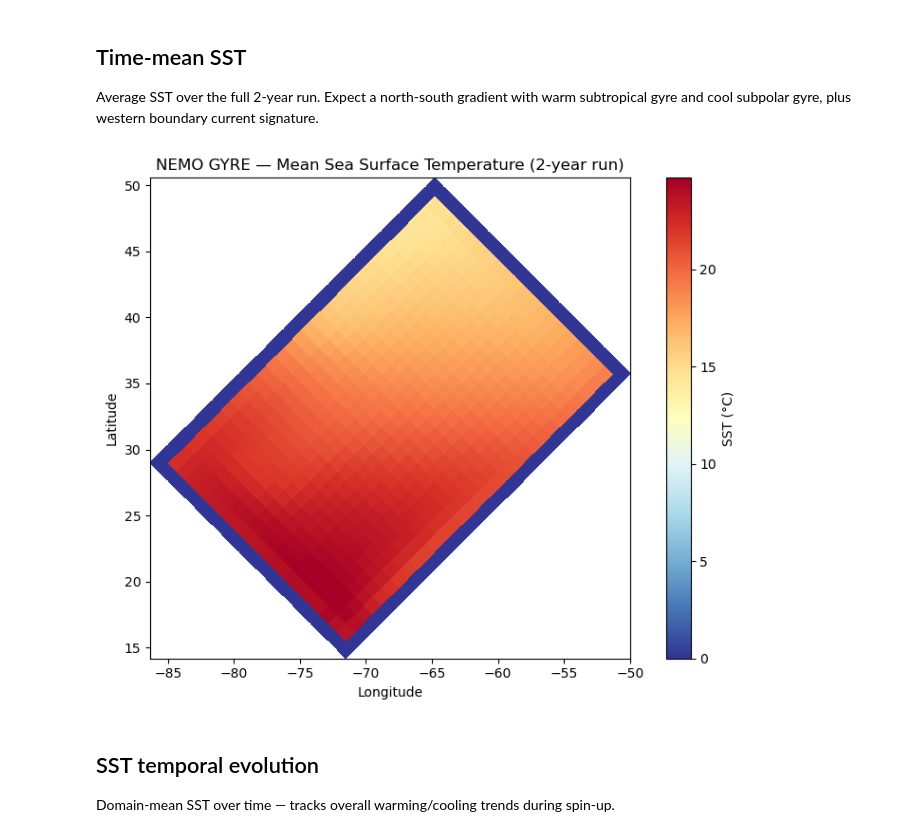
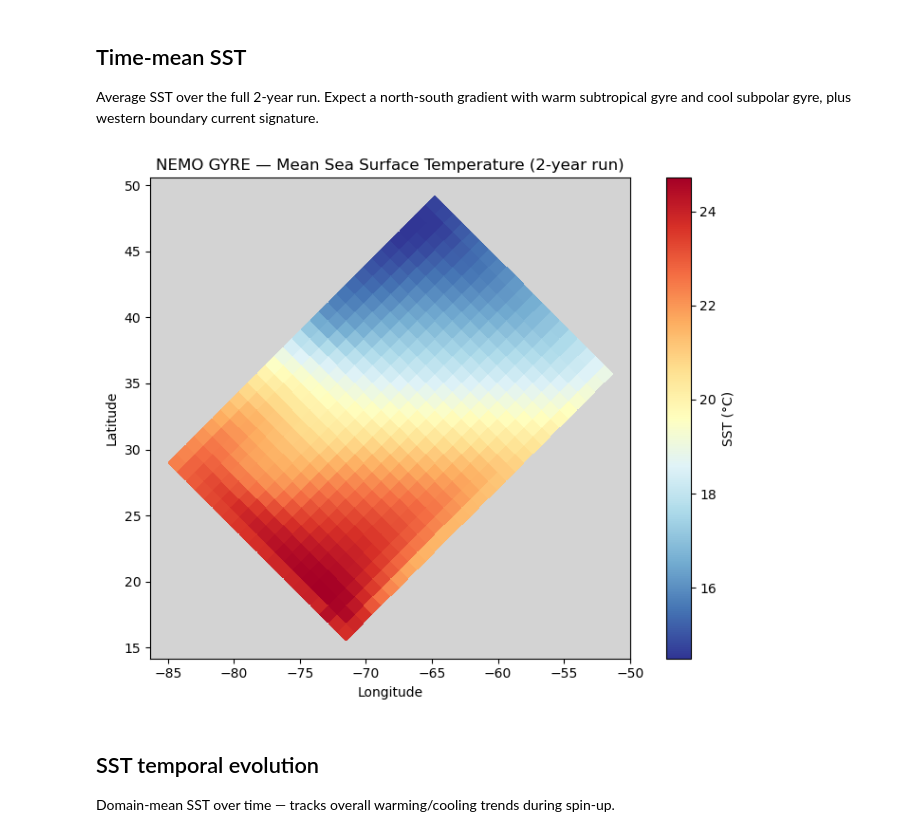
Before and after one commit to willirath/2026-Claude-NEMO, a Jupyter notebook: analysis/sst.ipynb, the cells around one changed output. Cells and saved outputs as stored; diff of their text form; code cells hidden in the pictures.

```diff
--- a/analysis/sst.ipynb
+++ b/analysis/sst.ipynb
@@ -16,6 +16,16 @@ OUTPUT_DIR = Path("../output")
 ds = xr.open_dataset(
     OUTPUT_DIR / "GYRE_10d_00010101_00021230_grid_T_0000.nc", decode_times=False
 )
+mask = xr.open_dataset(OUTPUT_DIR / "mesh_mask.nc")
+tmask_sfc = mask["tmask"].isel(time_counter=0, nav_lev=0).values  # (y, x)
+
+# Exclude outermost ring (boundary condition cells)
+interior = tmask_sfc.copy()
+interior[0, :] = 0
+interior[-1, :] = 0
+interior[:, 0] = 0
+interior[:, -1] = 0
+
 sst = ds["sosstsst"]
 sst
 # %% [output]
@@ -41,20 +51,22 @@ with warm subtropical gyre and cool subpolar gyre, plus western
 boundary current signature.
 # %%
 sst_mean = sst.mean("time_counter")
+sst_masked = np.where(interior, sst_mean.values, np.nan)
 
 fig, ax = plt.subplots(figsize=(8, 6))
 pcm = ax.pcolormesh(
-    ds.nav_lon.values, ds.nav_lat.values, sst_mean.values,
+    ds.nav_lon.values, ds.nav_lat.values, sst_masked,
     shading="auto", cmap="RdYlBu_r",
 )
 fig.colorbar(pcm, ax=ax, label="SST (\u00b0C)")
 ax.set_xlabel("Longitude")
 ax.set_ylabel("Latitude")
 ax.set_title("NEMO GYRE — Mean Sea Surface Temperature (2-year run)")
+ax.set_facecolor("lightgrey")
 ax.set_aspect("equal")
 fig.tight_layout()
 # %% [output]
-[figure, old version]
+[figure, new version]
 # %% [markdown]
 ## SST temporal evolution
 
```
Also changed, not shown: parts of 1 cell of this notebook, 2 other files.
